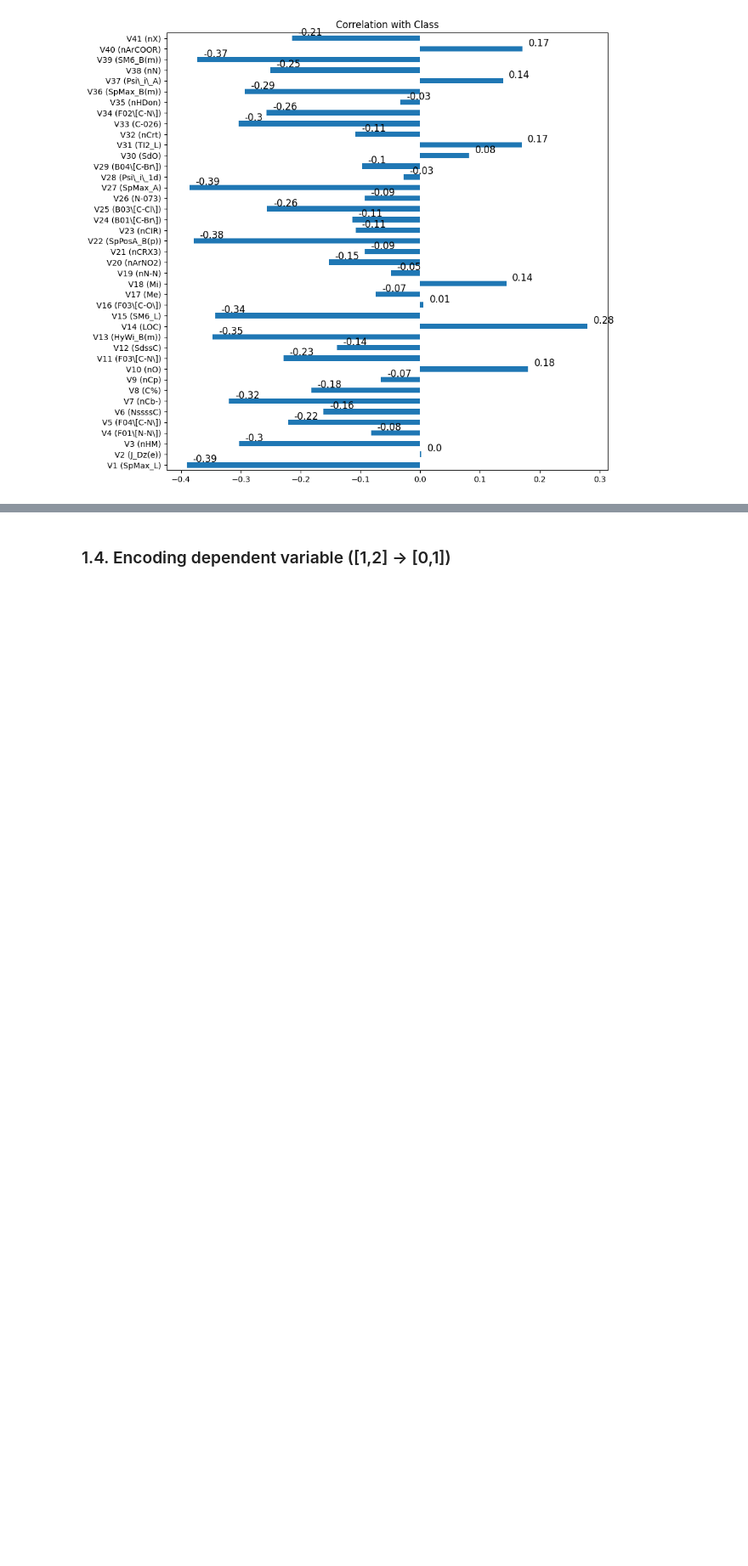
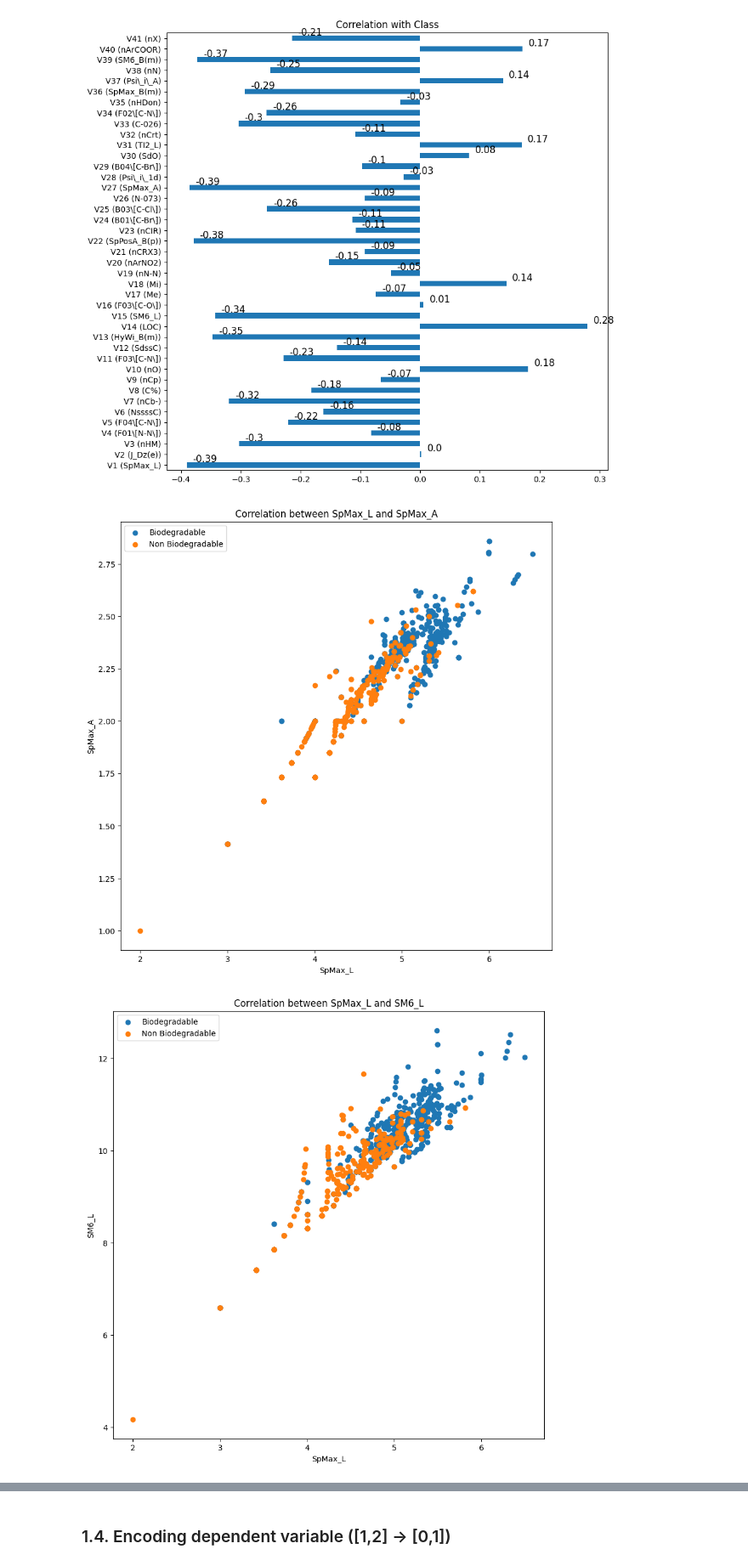
Before and after one commit to bl4ko/Biodegradability-of-Chemicals, a Jupyter notebook: Prediction.ipynb, the cells around one changed output, grey strips where cells are left out. Shown at 85% size. Cells and saved outputs as stored; diff of their text form; code cells hidden in the pictures; blank space fills up the shorter version.

Commit message:
Correlation plot function

```diff
--- a/Prediction.ipynb
+++ b/Prediction.ipynb
@@ -221,3 +221,34 @@ for i, v in enumerate(correlations):
 plt.show()
 # %% [output]
 [figure]
+# %%
+# Make a graph of correlation between two features
+def plot_correlation(feature1, feature2):
+    # Scatter with value of Class variable as 1
+    # Get column name of feature1
+    feature1_v_name = dataset_train.columns[feature1]
+    feature2_v_name = dataset_train.columns[feature2]
+    feature1_name = feature_names[feature1]
+    feature2_name = feature_names[feature2]
+    # print(dataset_train)
+    plt.figure(figsize=(10, 10))
+    biodegradable1 = dataset_train[feature1_v_name][dataset_train['Class'] == 1]
+    biodegradable2 = dataset_train[feature2_v_name][dataset_train['Class'] == 1]
+    non_biodegradable1 = dataset_train[feature1_v_name][dataset_train['Class'] == 2]
+    non_biodegradable2 = dataset_train[feature2_v_name][dataset_train['Class'] == 2]
+    plt.scatter(biodegradable1, biodegradable2)
+    plt.scatter(non_biodegradable1, non_biodegradable2)
+    plt.title("Correlation between {} and {}".format(feature1_name, feature2_name))
+    plt.xlabel(feature1_name)
+    plt.ylabel(feature2_name)
+    plt.legend(["Biodegradable", "Non Biodegradable"])
+    plt.show()
+# %%
+# Call plot_correlation with two features
+plot_correlation(0, 26)
+# plot_correlation(0, 1)
+plot_correlation(0, 14)
+plot_correlation(0, 39)
+# %% [output]
+[figure, added]
+[figure, added]
```
Also changed, not shown: parts of 2 cells of this notebook.
